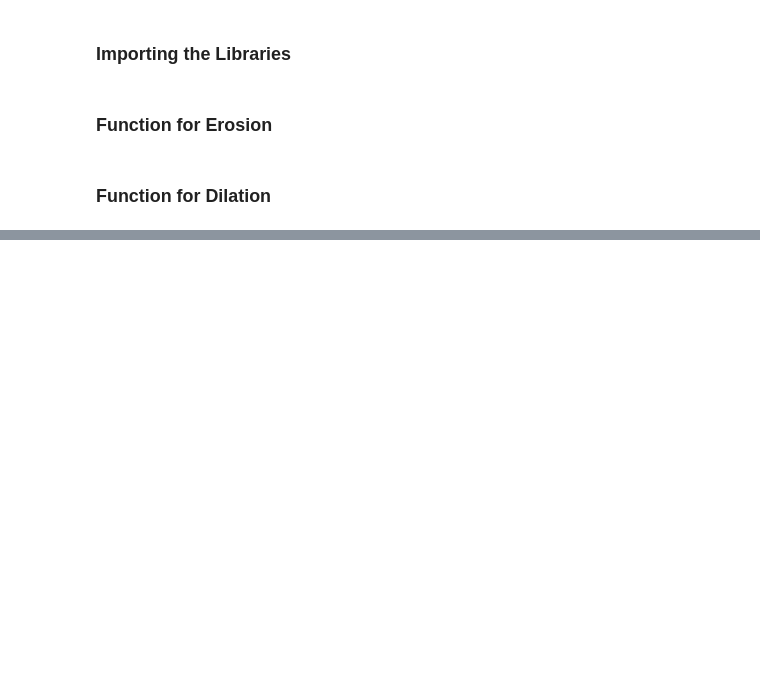
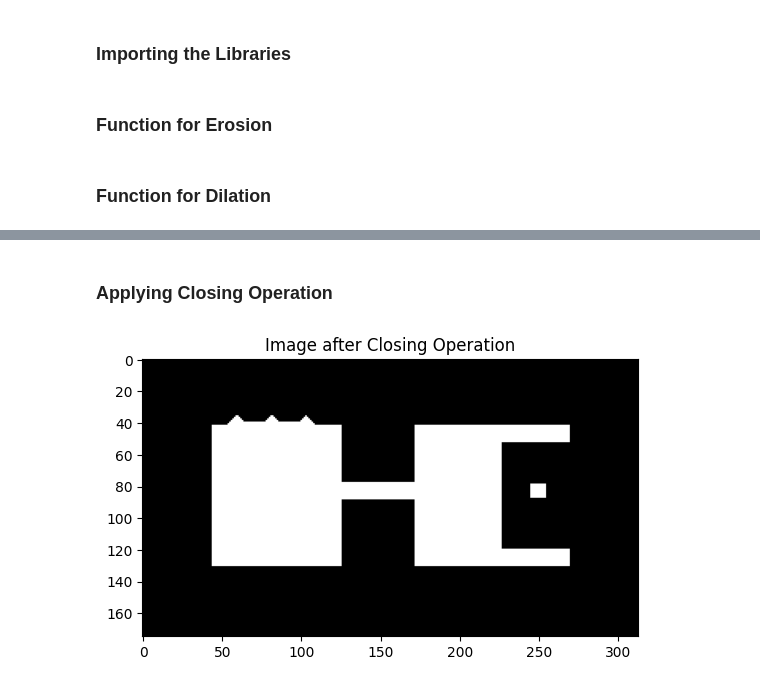
Before and after one commit to ahnafshahrear/Digital-Image-Processing-Lab, a Jupyter notebook: 5(b) Opening & Closing.ipynb, the cells around one changed output, grey strips where cells are left out. Drawn from its saved outputs; the diff is of its cells as text; code cells hidden in the pictures; blank space fills up the shorter version.

```diff
--- a/5(b) Opening & Closing.ipynb
+++ b/5(b) Opening & Closing.ipynb
@@ -52,0 +62,5 @@ def apply_dilation_operation(image, structuring_element):
+# %%
+def apply_closing_operation(image, structuring_element):
+    closed_image = apply_dilation_operation(image, structuring_element)
+    closed_image = apply_erosion_operation(closed_image, structuring_element)
+    return closed_image
@@ -52,0 +91,10 @@ def apply_dilation_operation(image, structuring_element):
+# %% [markdown]
+### Applying Closing Operation
+# %%
+morphology_shape = cv2.imread("./Morphology Shape 313x175.tif", 0)
+closed_shape = apply_closing_operation(morphology_shape, structuring_element)
+plt.imshow(cv2.cvtColor(closed_shape, cv2.COLOR_BGR2RGB))
+plt.title("Image after Closing Operation")
+plt.show()
+# %% [output]
+[figure, added]
```
Also changed, not shown: parts of 10 cells of this notebook.
